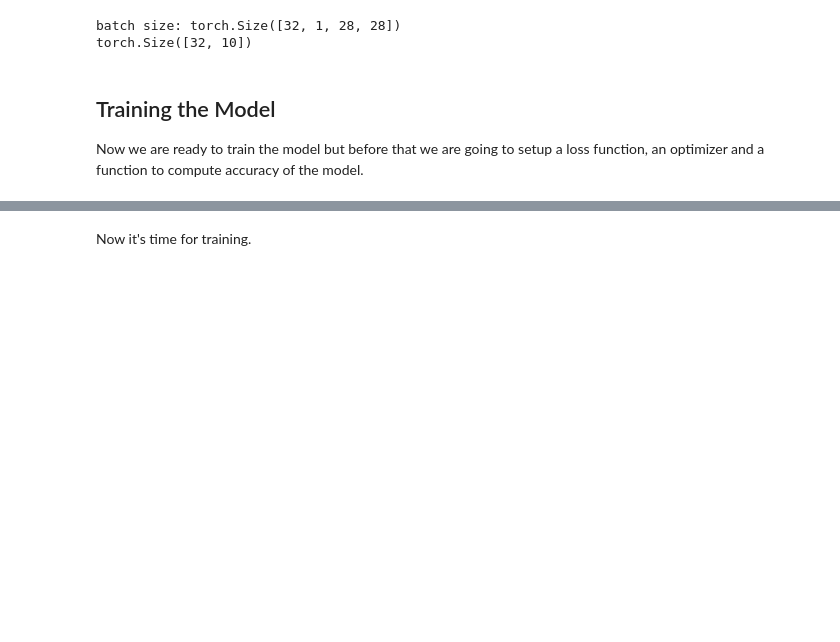
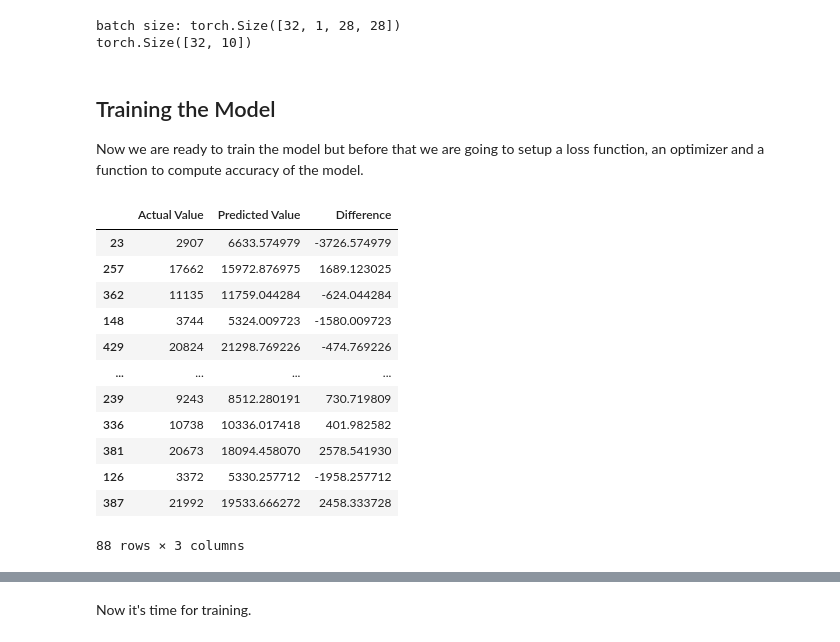
Before and after one commit to apurv2000/Django, a Jupyter notebook: pytorch_quick_start.ipynb, the cells around one changed output, grey strips where cells are left out. Drawn from its saved outputs; the diff is of its cells as text; code cells hidden in the pictures; blank space fills up the shorter version.

```diff
--- a/pytorch_quick_start.ipynb
+++ b/pytorch_quick_start.ipynb
@@ -84,0 +43,5 @@ fin_data=pd.get_dummies(fin_data,dtype=int)
+# %%
+fin_data = pd.read_csv(r'/content/Financials 2.csv')
+
+fin_data = pd.get_dummies(fin_data,dtype=int)
+fin_data.columns
@@ -222,0 +148,18 @@ def get_accuracy(logit, target, batch_size):
+# %%
+y_pred = lr.predict(X_test)
+pred_df=pd.DataFrame({'Actual Value':y_test,'Predicted Value':y_pred,'Difference':y_test-y_pred})
+pred_df
+# %% [output]
+|  | Actual Value | Predicted Value | Difference |
+| 23 | 2907 | 6633.574979 | -3726.574979 |
+| 257 | 17662 | 15972.876975 | 1689.123025 |
+| 362 | 11135 | 11759.044284 | -624.044284 |
+| 148 | 3744 | 5324.009723 | -1580.009723 |
+| 429 | 20824 | 21298.769226 | -474.769226 |
+| ... | ... | ... | ... |
+| 239 | 9243 | 8512.280191 | 730.719809 |
+| 336 | 10738 | 10336.017418 | 401.982582 |
+| 381 | 20673 | 18094.458070 | 2578.541930 |
+| 126 | 3372 | 5330.257712 | -1958.257712 |
+| 387 | 21992 | 19533.666272 | 2458.333728 |
+88 rows × 3 columns
```
Also changed, not shown: parts of 13 cells of this notebook.
